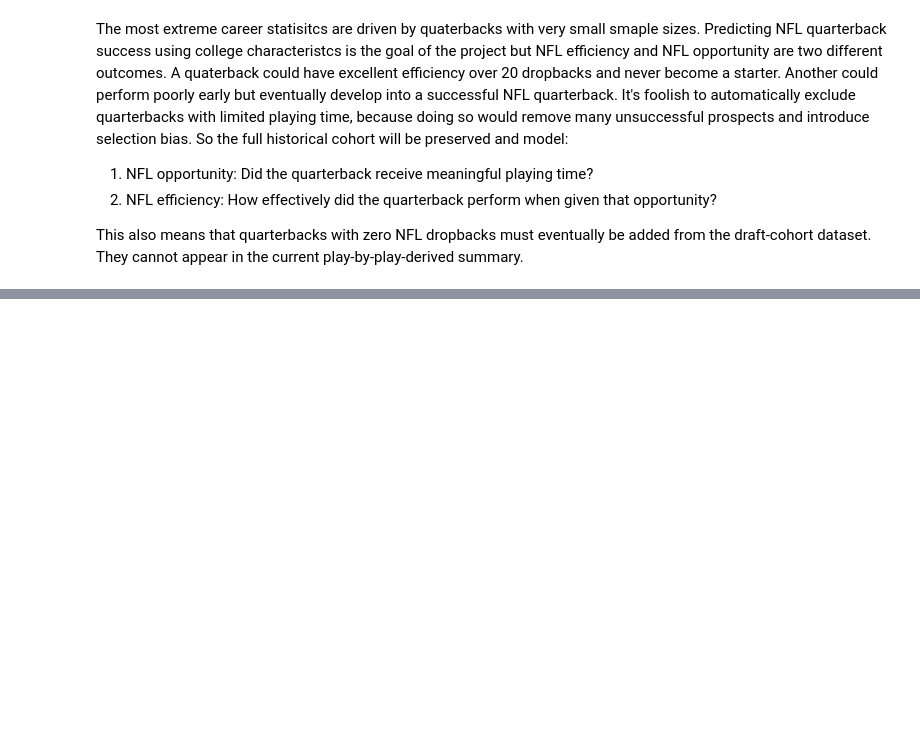
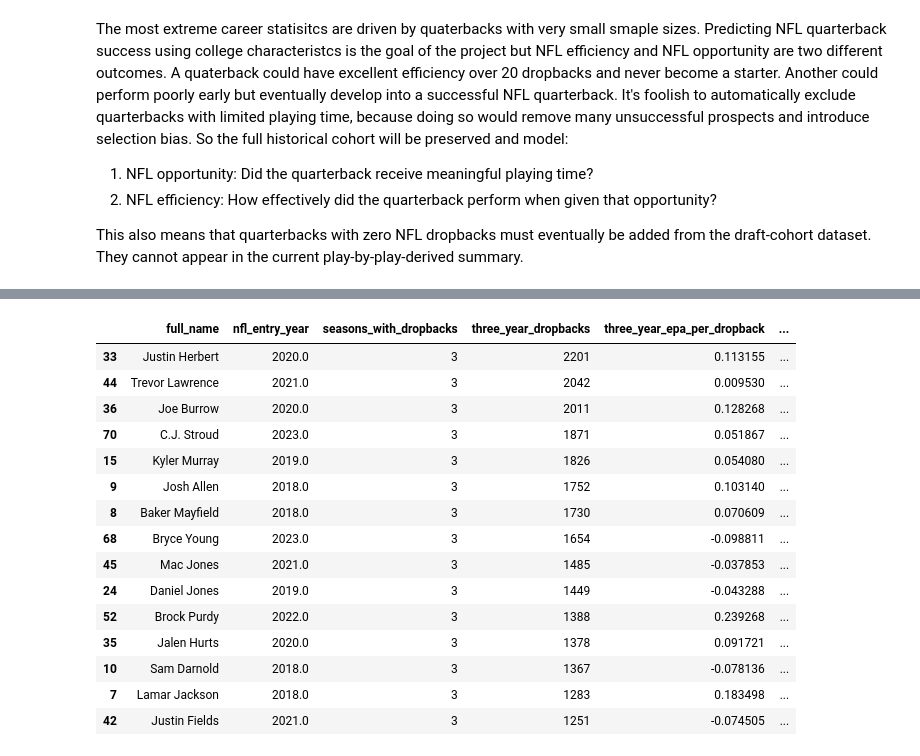
Before and after one commit to JadenGrossbaum/Data-Science, a Jupyter notebook: 01_nfl_qb_target_exploration.ipynb, the cells around one changed output, grey strips where cells are left out. Drawn from its saved outputs; the diff is of its cells as text; code cells hidden in the pictures; blank space fills up the shorter version.

Commit message:
Finished notebook 1 for predicting QB success. Notebook 1 is an exploration notebook focused on QB performance in the NFL

```diff
--- a/01_nfl_qb_target_exploration.ipynb
+++ b/01_nfl_qb_target_exploration.ipynb
@@ -2942,0 +3520,76 @@ This also means that quarterbacks with zero NFL dropbacks must eventually be add
+# %%
+# Aggregate performance over each quarterback's
+# first three NFL calendar seasons.
+
+qb_three_year_summary = (
+    qb_first_three
+    .groupby(
+        ["qb_id", "full_name", "nfl_entry_year"],
+        as_index=False
+    )
+    .agg(
+        seasons_with_dropbacks=("season", "nunique"),
+        three_year_dropbacks=("dropbacks", "sum"),
+        three_year_total_epa=("total_epa", "sum"),
+        three_year_scrambles=("scrambles", "sum"),
+        three_year_sacks=("sacks", "sum")
+    )
+)
+
+# Dropback-weighted efficiency.
+qb_three_year_summary["three_year_epa_per_dropback"] = (
+    qb_three_year_summary["three_year_total_epa"]
+    / qb_three_year_summary["three_year_dropbacks"]
+)
+
+# Additional performance metrics.
+qb_three_year_summary["three_year_scramble_rate"] = (
+    qb_three_year_summary["three_year_scrambles"]
+    / qb_three_year_summary["three_year_dropbacks"]
+)
+
+qb_three_year_summary["three_year_sack_rate"] = (
+    qb_three_year_summary["three_year_sacks"]
+    / qb_three_year_summary["three_year_dropbacks"]
+)
+
+print(
+    "Quarterbacks in three-year summary:",
+    len(qb_three_year_summary)
+)
+
+print(
+    "\nTotal dropbacks preserved:",
+    qb_three_year_summary["three_year_dropbacks"].sum()
+    == qb_first_three["dropbacks"].sum()
+)
+
+print(
+    "\nTotal EPA preserved:",
+    np.isclose(
+        qb_three_year_summary["three_year_total_epa"].sum(),
+        qb_first_three["total_epa"].sum()
+    )
+)
+
+print("\nSample three-year results:")
+
+display(
+    qb_three_year_summary[
+        [
+            "full_name",
+            "nfl_entry_year",
+            "seasons_with_dropbacks",
+            "three_year_dropbacks",
+            "three_year_epa_per_dropback",
+            "three_year_scramble_rate",
+            "three_year_sack_rate"
+        ]
+    ]
+    .sort_values(
+        "three_year_dropbacks",
+        ascending=False
+    )
+    .head(15)
+)
+# %% [output]
@@ -2942,0 +3603,16 @@ This also means that quarterbacks with zero NFL dropbacks must eventually be add
+|  | full_name | nfl_entry_year | seasons_with_dropbacks | three_year_dropbacks | three_year_epa_per_dropback | ... |
+| 33 | Justin Herbert | 2020.0 | 3 | 2201 | 0.113155 | ... |
+| 44 | Trevor Lawrence | 2021.0 | 3 | 2042 | 0.009530 | ... |
+| 36 | Joe Burrow | 2020.0 | 3 | 2011 | 0.128268 | ... |
+| 70 | C.J. Stroud | 2023.0 | 3 | 1871 | 0.051867 | ... |
+| 15 | Kyler Murray | 2019.0 | 3 | 1826 | 0.054080 | ... |
+| 9 | Josh Allen | 2018.0 | 3 | 1752 | 0.103140 | ... |
+| 8 | Baker Mayfield | 2018.0 | 3 | 1730 | 0.070609 | ... |
+| 68 | Bryce Young | 2023.0 | 3 | 1654 | -0.098811 | ... |
+| 45 | Mac Jones | 2021.0 | 3 | 1485 | -0.037853 | ... |
+| 24 | Daniel Jones | 2019.0 | 3 | 1449 | -0.043288 | ... |
+| 52 | Brock Purdy | 2022.0 | 3 | 1388 | 0.239268 | ... |
+| 35 | Jalen Hurts | 2020.0 | 3 | 1378 | 0.091721 | ... |
+| 10 | Sam Darnold | 2018.0 | 3 | 1367 | -0.078136 | ... |
+| 7 | Lamar Jackson | 2018.0 | 3 | 1283 | 0.183498 | ... |
+| 42 | Justin Fields | 2021.0 | 3 | 1251 | -0.074505 | ... |
```
Also changed, not shown: parts of 39 cells of this notebook, 1 other file.
